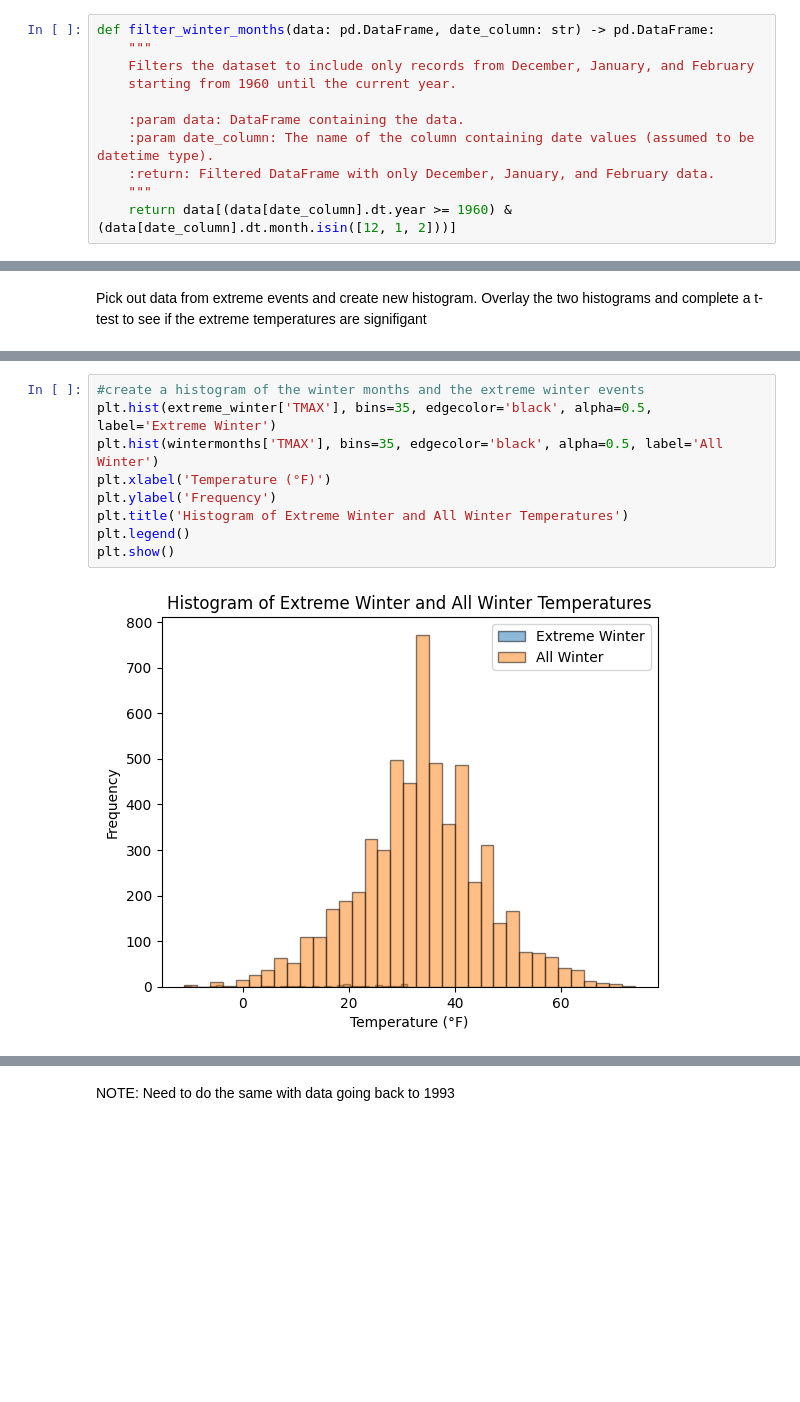
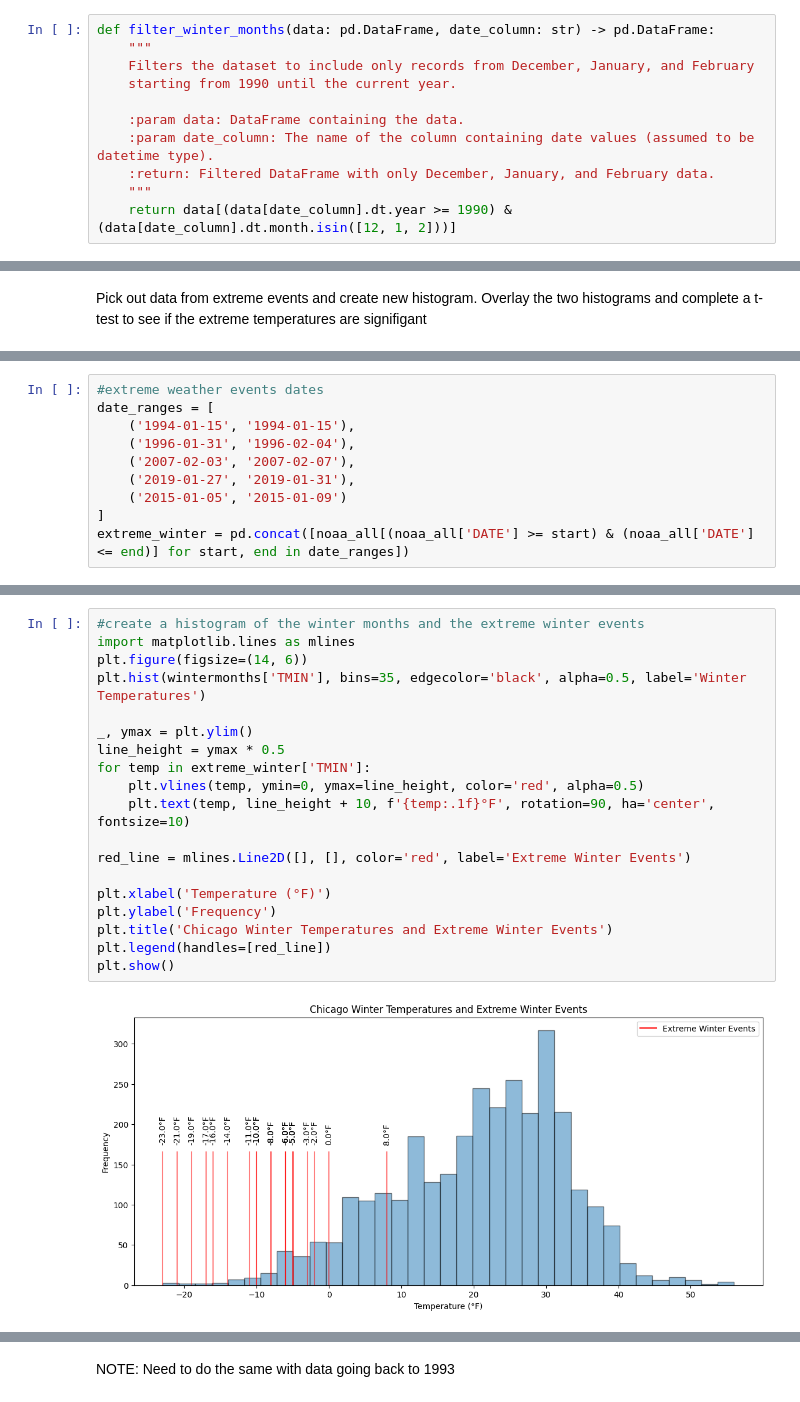
Before and after one commit to MeganVW06/DS-4002-Project-2, a Jupyter notebook: DMP_Analysis.ipynb, the cells around one changed output, grey strips where cells are left out. Cells and saved outputs as stored; diff of their text form; blank space fills up the shorter version.

```diff
--- a/DMP_Analysis.ipynb
+++ b/DMP_Analysis.ipynb
@@ -14,13 +14,13 @@ Graphing all winter temperatures from 1960 and on
 def filter_winter_months(data: pd.DataFrame, date_column: str) -> pd.DataFrame:
     """
     Filters the dataset to include only records from December, January, and February
-    starting from 1960 until the current year.
+    starting from 1990 until the current year.
 
     :param data: DataFrame containing the data.
     :param date_column: The name of the column containing date values (assumed to be datetime type).
     :return: Filtered DataFrame with only December, January, and February data.
     """
-    return data[(data[date_column].dt.year >= 1960) & (data[date_column].dt.month.isin([12, 1, 2]))]
+    return data[(data[date_column].dt.year >= 1990) & (data[date_column].dt.month.isin([12, 1, 2]))]
 # %%
 wintermonths = filter_winter_months(noaa_all, 'DATE')
 wintermonths = wintermonths[['DATE', 'TMAX', 'TMIN', 'PRCP', 'SNOW']]
@@ -49,2 +39,12 @@ extreme_winter = pd.concat([noaa_all[(noaa_all['DATE'] >= start) & (noaa_all['DA
+# %%
+#extreme weather events dates
+date_ranges = [
+    ('1994-01-15', '1994-01-15'),
+    ('1996-01-31', '1996-02-04'),
+    ('2007-02-03', '2007-02-07'),
+    ('2019-01-27', '2019-01-31'),
+    ('2015-01-05', '2015-01-09')
+]
+extreme_winter = pd.concat([noaa_all[(noaa_all['DATE'] >= start) & (noaa_all['DATE'] <= end)] for start, end in date_ranges])
 # %%
 #create a new histogram of just the extreme winter events
@@ -59,11 +59,21 @@ plt.show()
 # %%
 #create a histogram of the winter months and the extreme winter events
-plt.hist(extreme_winter['TMAX'], bins=35, edgecolor='black', alpha=0.5, label='Extreme Winter')
-plt.hist(wintermonths['TMAX'], bins=35, edgecolor='black', alpha=0.5, label='All Winter')
+import matplotlib.lines as mlines
+plt.figure(figsize=(14, 6))
+plt.hist(wintermonths['TMIN'], bins=35, edgecolor='black', alpha=0.5, label='Winter Temperatures')
+
+_, ymax = plt.ylim()
+line_height = ymax * 0.5
+for temp in extreme_winter['TMIN']:
+    plt.vlines(temp, ymin=0, ymax=line_height, color='red', alpha=0.5)
+    plt.text(temp, line_height + 10, f'{temp:.1f}°F', rotation=90, ha='center', fontsize=10)
+
+red_line = mlines.Line2D([], [], color='red', label='Extreme Winter Events')
+
 plt.xlabel('Temperature (°F)')
 plt.ylabel('Frequency')
-plt.title('Histogram of Extreme Winter and All Winter Temperatures')
-plt.legend()
+plt.title('Chicago Winter Temperatures and Extreme Winter Events')
+plt.legend(handles=[red_line])
 plt.show()
 # %% [output]
-[figure, old version]
+[figure, new version]
```
Also changed, not shown: parts of 24 cells of this notebook.
